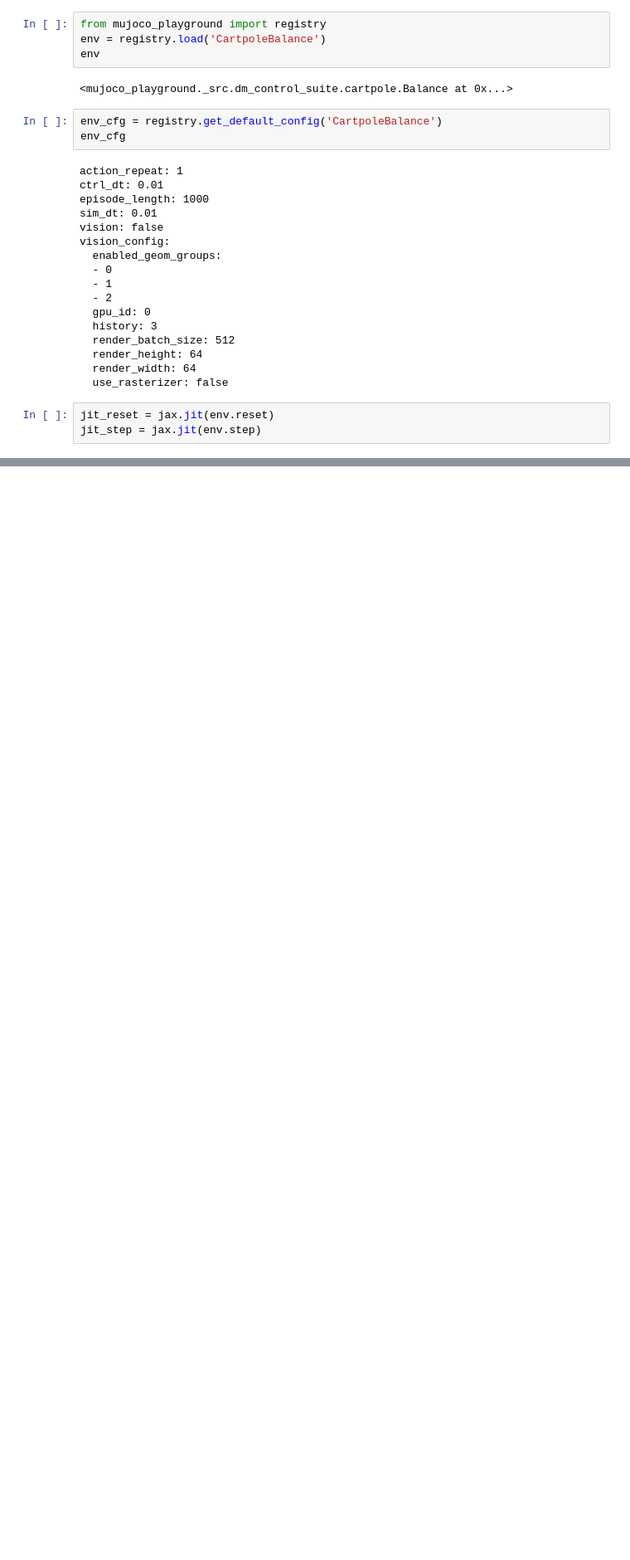
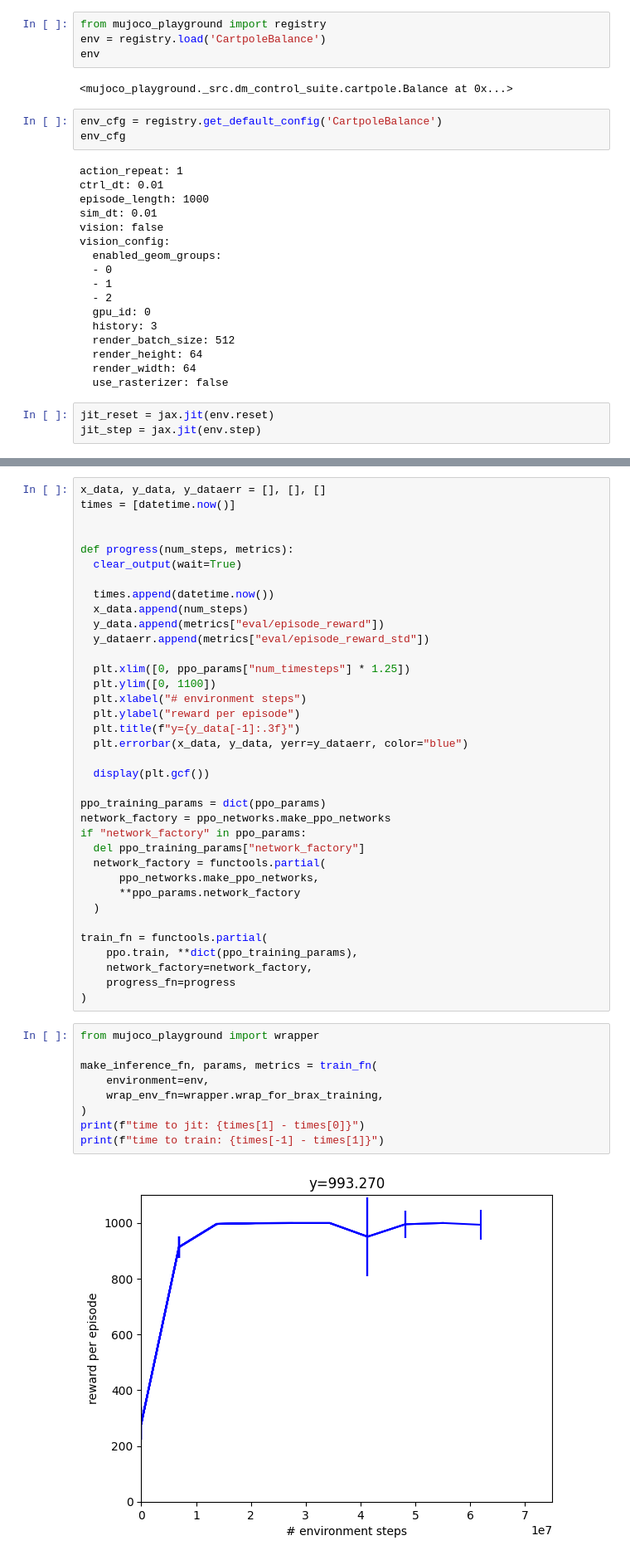
Before and after one commit to AdamLabiosa/mujoco_playground, a Jupyter notebook: test_mjp.ipynb, the cells around one changed output, grey strips where cells are left out. Shown: that part at 83% size. Drawn from its saved outputs; the diff is of its cells as text; blank space fills up the shorter version.

```diff
--- a/test_mjp.ipynb
+++ b/test_mjp.ipynb
@@ -98,0 +119,47 @@ CpuDevice(id=0)
+# %%
+x_data, y_data, y_dataerr = [], [], []
+times = [datetime.now()]
+
+
+def progress(num_steps, metrics):
+  clear_output(wait=True)
+
+  times.append(datetime.now())
+  x_data.append(num_steps)
+  y_data.append(metrics["eval/episode_reward"])
+  y_dataerr.append(metrics["eval/episode_reward_std"])
+
+  plt.xlim([0, ppo_params["num_timesteps"] * 1.25])
+  plt.ylim([0, 1100])
+  plt.xlabel("# environment steps")
+  plt.ylabel("reward per episode")
+  plt.title(f"y={y_data[-1]:.3f}")
+  plt.errorbar(x_data, y_data, yerr=y_dataerr, color="blue")
+
+  display(plt.gcf())
+
+ppo_training_params = dict(ppo_params)
+network_factory = ppo_networks.make_ppo_networks
+if "network_factory" in ppo_params:
+  del ppo_training_params["network_factory"]
+  network_factory = functools.partial(
+      ppo_networks.make_ppo_networks,
+      **ppo_params.network_factory
+  )
+
+train_fn = functools.partial(
+    ppo.train, **dict(ppo_training_params),
+    network_factory=network_factory,
+    progress_fn=progress
+)
+# %%
+from mujoco_playground import wrapper
+
+make_inference_fn, params, metrics = train_fn(
+    environment=env,
+    wrap_env_fn=wrapper.wrap_for_brax_training,
+)
+print(f"time to jit: {times[1] - times[0]}")
+print(f"time to train: {times[-1] - times[1]}")
+# %% [output]
+[figure, added]
```
Also changed, not shown: parts of 6 cells of this notebook, 6 other files.
